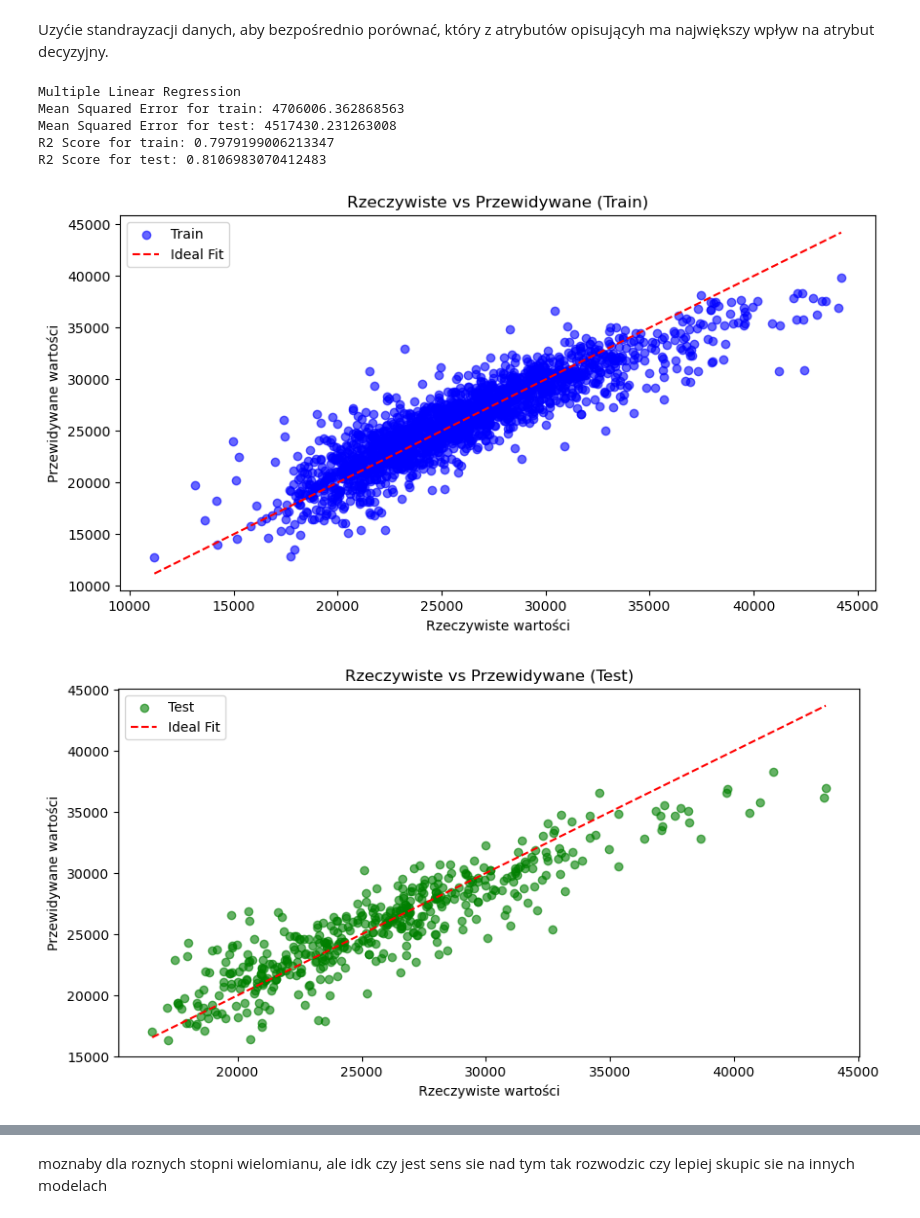
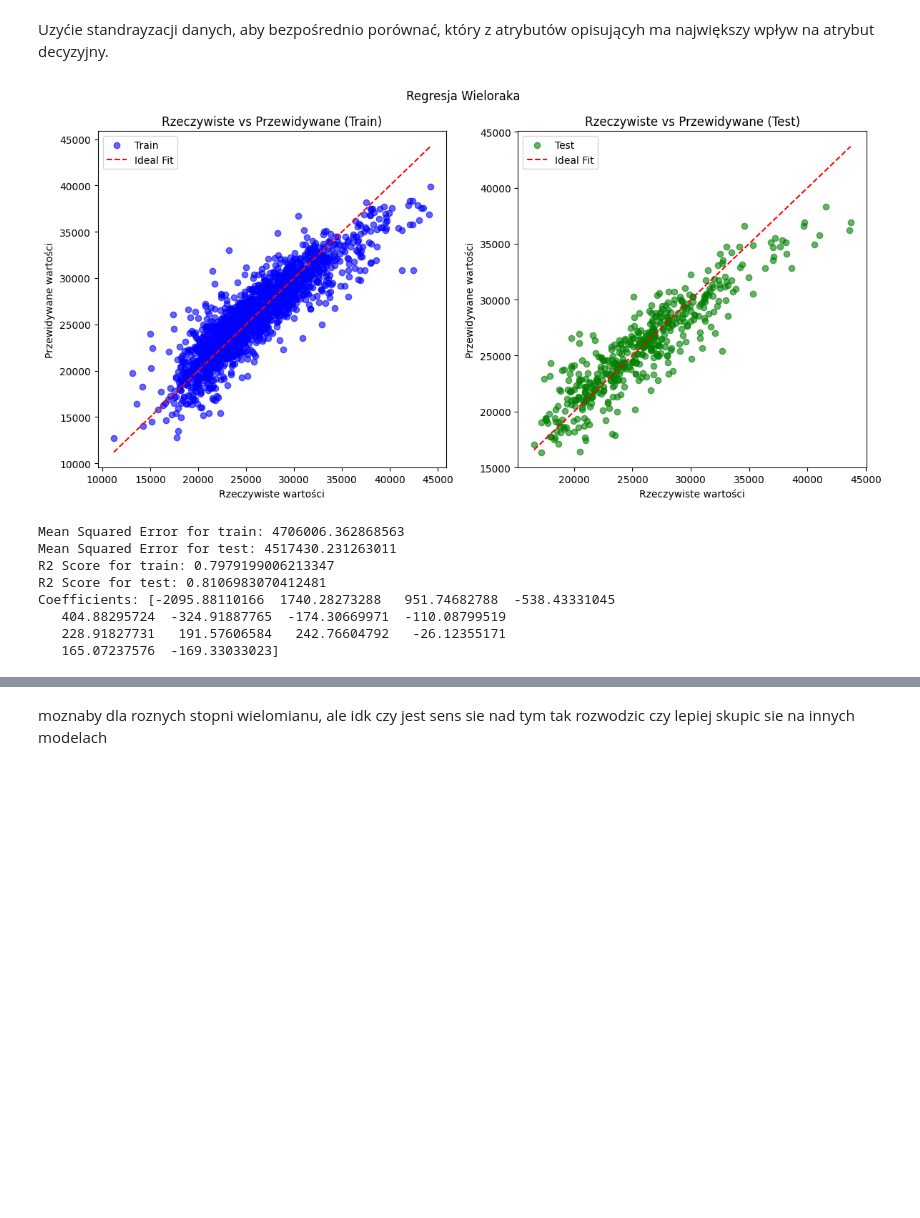
Before and after one commit to juskom/MED2024Z-PROJEKT, a Jupyter notebook: EDA-3.ipynb, the cells around one changed output, grey strips where cells are left out. Cells and saved outputs as stored; diff of their text form; code cells hidden in the pictures; blank space fills up the shorter version.

```diff
--- a/EDA-3.ipynb
+++ b/EDA-3.ipynb
@@ -287,0 +265,32 @@ from sklearn.metrics import (
+# %%
+def linear_regression(x_train, x_test, y_train, y_test):
+    regresor = LinearRegression()
+    regresor.fit(x_train, y_train)
+    y_pred_train = regresor.predict(x_train)
+    y_pred_test = regresor.predict(x_test)
+    e_train= mean_squared_error(y_train, y_pred_train)
+    e_test = mean_squared_error(y_test, y_pred_test)
+    r2_train = r2_score(y_train, y_pred_train)
+    r2_test = r2_score(y_test, y_pred_test)
+
+    fig, axs = plt.subplots(1, 2, figsize=(12, 6))
+    plt.suptitle("Regresja Wieloraka")
+
+    axs[0].scatter(y_train, y_pred_train, alpha=0.6, color="blue", label="Train")
+    axs[0].plot([y_train.min(), y_train.max()], [y_train.min(), y_train.max()], 'k--', color="red", label="Ideal Fit")
+    axs[0].set_xlabel("Rzeczywiste wartości")
+    axs[0].set_ylabel("Przewidywane wartości")
+    axs[0].set_title("Rzeczywiste vs Przewidywane (Train)")
+    axs[0].legend()
+
+    axs[1].scatter(y_test, y_pred_test, alpha=0.6, color="green", label="Test")
+    axs[1].plot([y_test.min(), y_test.max()], [y_test.min(), y_test.max()], 'k--', color="red", label="Ideal Fit")
+    axs[1].set_xlabel("Rzeczywiste wartości")
+    axs[1].set_ylabel("Przewidywane wartości")
+    axs[1].set_title("Rzeczywiste vs Przewidywane (Test)")
+    axs[1].legend()
+
+    plt.tight_layout()
+    plt.show()
+
+    return e_train, e_test, r2_train, r2_test, regresor.coef_
@@ -303,45 +364,19 @@ scaler = StandardScaler()
 x_train = scaler.fit_transform(x_train)
 x_test = scaler.transform(x_test)
 # %%
-regresor = LinearRegression()
-regresor.fit(x_train, y_train)
-y_pred_train = regresor.predict(x_train)
-y_pred_test = regresor.predict(x_test)
-print('Multiple Linear Regression')
-e_train= mean_squared_error(y_train, y_pred_train)
-e_test = mean_squared_error(y_test, y_pred_test)
+e_train, e_test, r2_train, r2_test, coefs = linear_regression(x_train, x_test, y_train, y_test)
 print('Mean Squared Error for train:', e_train)
 print('Mean Squared Error for test:', e_test)
-r2_train = r2_score(y_train, y_pred_train)
-r2_test = r2_score(y_test, y_pred_test)
 print('R2 Score for train:', r2_train)
 print('R2 Score for test:', r2_test)
+print('Coefficients:', coefs)
 # %% [output]
+[figure, added]
-Multiple Linear Regression
 Mean Squared Error for train: 4706006.362868563
-Mean Squared Error for test: 4517430.231263008
+Mean Squared Error for test: 4517430.231263011
 R2 Score for train: 0.7979199006213347
-R2 Score for test: 0.8106983070412483
+R2 Score for test: 0.8106983070412481
+Coefficients: [-2095.88110166  1740.28273288   951.74682788  -538.43331045
+   404.88295724  -324.91887765  -174.30669971  -110.08799519
+   228.91827731   191.57606584   242.76604792   -26.12355171
+   165.07237576  -169.33033023]
-# %%
-# Dla zbioru treningowego
-plt.figure(figsize=(10, 5))
-plt.scatter(y_train, y_pred_train, alpha=0.6, color="blue", label="Train")
-plt.plot([y_train.min(), y_train.max()], [y_train.min(), y_train.max()], 'k--', color="red", label="Ideal Fit")
-plt.xlabel("Rzeczywiste wartości")
-plt.ylabel("Przewidywane wartości")
-plt.title("Rzeczywiste vs Przewidywane (Train)")
-plt.legend()
-plt.show()
-
-# Dla zbioru testowego
-plt.figure(figsize=(10, 5))
-plt.scatter(y_test, y_pred_test, alpha=0.6, color="green", label="Test")
-plt.plot([y_test.min(), y_test.max()], [y_test.min(), y_test.max()], 'k--', color="red", label="Ideal Fit")
-plt.xlabel("Rzeczywiste wartości")
-plt.ylabel("Przewidywane wartości")
-plt.title("Rzeczywiste vs Przewidywane (Test)")
-plt.legend()
-plt.show()
-# %% [output]
-[figure, removed]
-[figure, removed]
```
Also changed, not shown: parts of 21 cells of this notebook.
